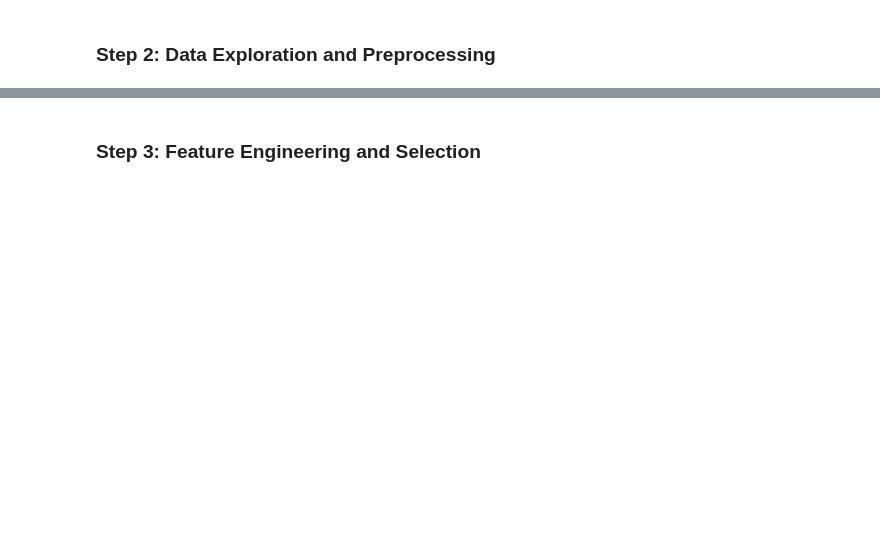
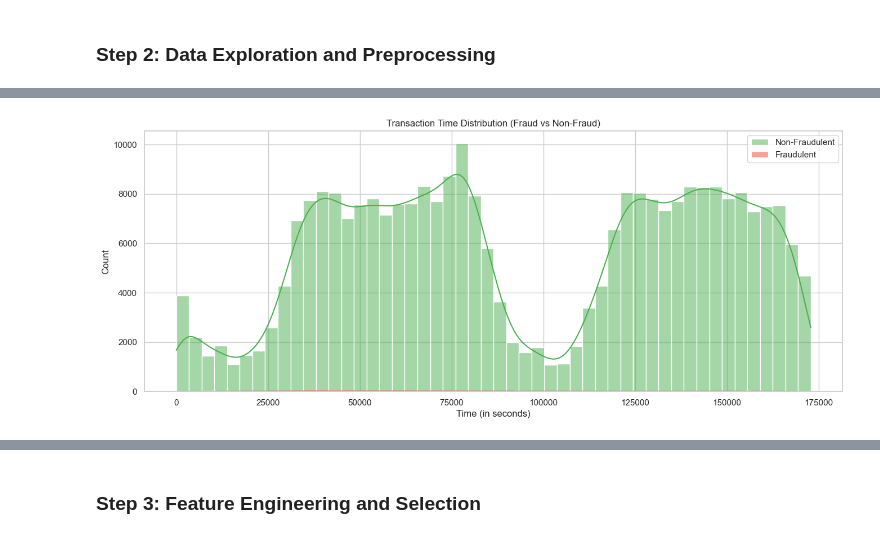
Before and after one commit to nafisalawalidris/Fraud-Detection-with-Supervised-Learning, a Jupyter notebook: fraud_detection.ipynb, the cells around one changed output, grey strips where cells are left out. Saved outputs shown, nothing was run; the diff lists cells and outputs as text; code cells hidden in the pictures; blank space fills up the shorter version.

```diff
--- a/fraud_detection.ipynb
+++ b/fraud_detection.ipynb
@@ -184,0 +176,11 @@ plt.show()
+# %%
+# 4. Time distribution of fraud vs non-fraud transactions
+plt.figure(figsize=(16, 6))
+sns.histplot(data[data['Class'] == 0]['Time'], bins=50, color='#4CAF50', label='Non-Fraudulent', kde=True)
+sns.histplot(data[data['Class'] == 1]['Time'], bins=50, color='#F44336', label='Fraudulent', kde=True)
+plt.title('Transaction Time Distribution (Fraud vs Non-Fraud)')
+plt.xlabel('Time (in seconds)')
+plt.legend()
+plt.show()
+# %% [output]
+[figure, added]
```
Also changed, not shown: parts of 15 cells of this notebook.
